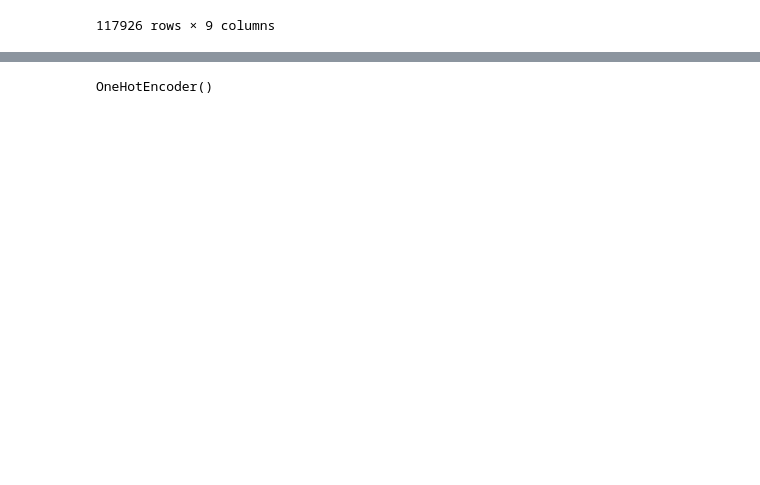
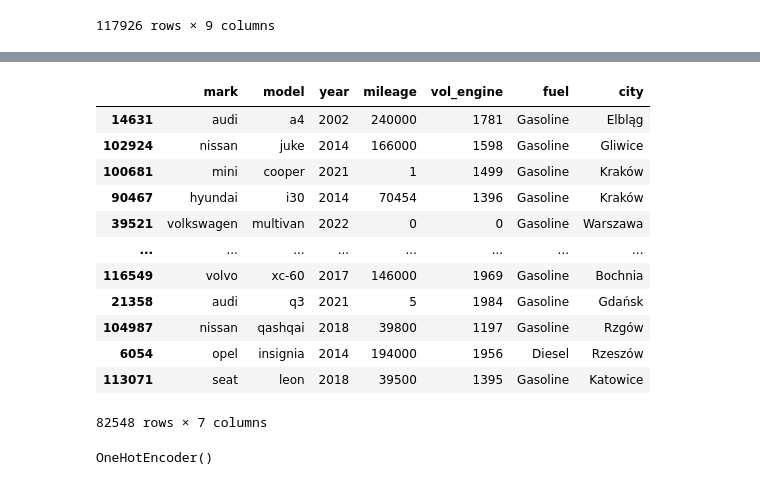
Before and after one commit to prafuel/streamlit-MachineLearningProjects, a Jupyter notebook: car_pred/notebook.ipynb, the cells around one changed output, grey strips where cells are left out. Cells and saved outputs as stored; diff of their text form; code cells hidden in the pictures; blank space fills up the shorter version.

```diff
--- a/car_pred/notebook.ipynb
+++ b/car_pred/notebook.ipynb
@@ -111,6 +118,22 @@ y = df['price']
 from sklearn.model_selection import train_test_split
 # %%
 X_train, x_test, y_train, y_test = train_test_split(X,y, test_size=0.3)
+# %%
+X_train
+# %% [output]
+|  | mark | model | year | mileage | vol_engine | fuel | city |
+| 14631 | audi | a4 | 2002 | 240000 | 1781 | Gasoline | Elbląg |
+| 102924 | nissan | juke | 2014 | 166000 | 1598 | Gasoline | Gliwice |
+| 100681 | mini | cooper | 2021 | 1 | 1499 | Gasoline | Kraków |
+| 90467 | hyundai | i30 | 2014 | 70454 | 1396 | Gasoline | Kraków |
+| 39521 | volkswagen | multivan | 2022 | 0 | 0 | Gasoline | Warszawa |
+| ... | ... | ... | ... | ... | ... | ... | ... |
+| 116549 | volvo | xc-60 | 2017 | 146000 | 1969 | Gasoline | Bochnia |
+| 21358 | audi | q3 | 2021 | 5 | 1984 | Gasoline | Gdańsk |
+| 104987 | nissan | qashqai | 2018 | 39800 | 1197 | Gasoline | Rzgów |
+| 6054 | opel | insignia | 2014 | 194000 | 1956 | Diesel | Rzeszów |
+| 113071 | seat | leon | 2018 | 39500 | 1395 | Gasoline | Katowice |
+82548 rows × 7 columns
 # %%
 from sklearn.linear_model import LinearRegression
 from sklearn.metrics import r2_score
```
Also changed, not shown: parts of 9 cells of this notebook, 7 other files.
